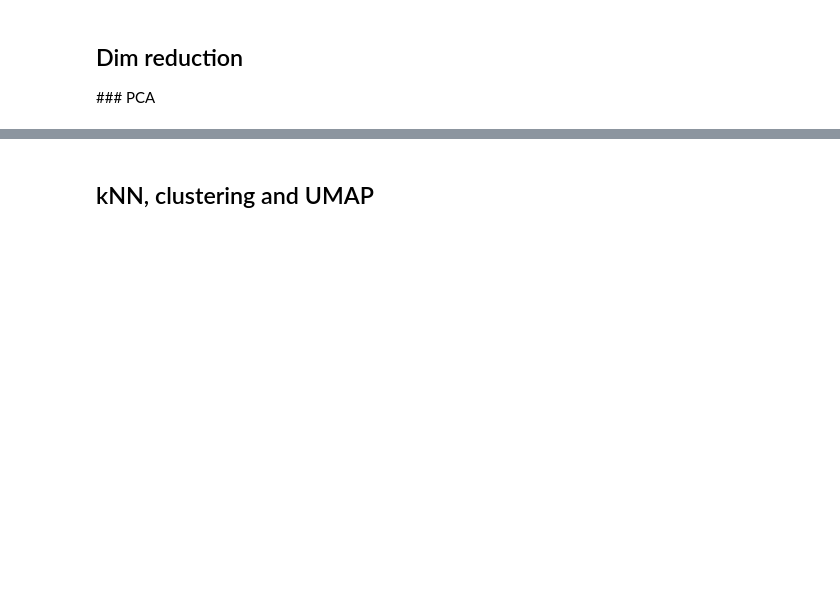
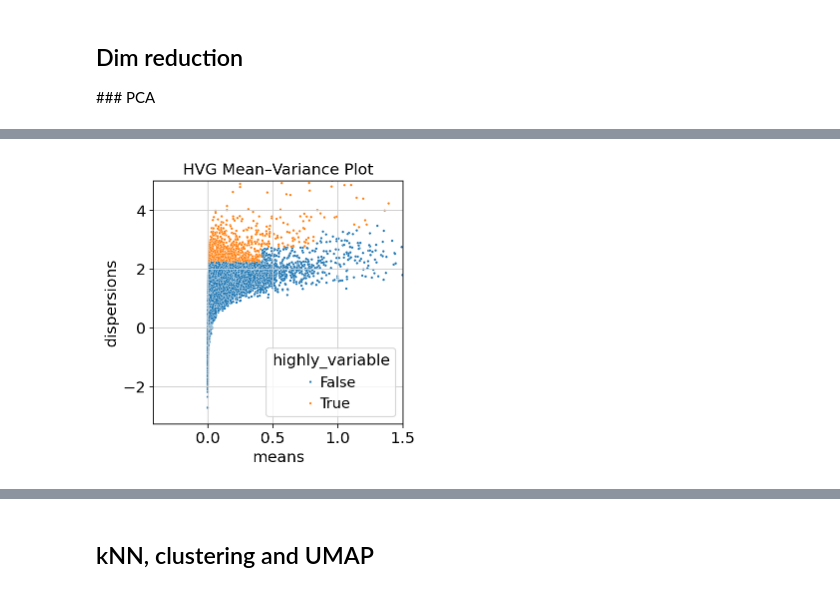
Before and after one commit to haniffalab/solosis, a Jupyter notebook: notebooks/sc_base1.ipynb, the cells around one changed output, grey strips where cells are left out. Cells and saved outputs as stored; diff of their text form; code cells hidden in the pictures; blank space fills up the shorter version.

```diff
--- a/notebooks/sc_base1.ipynb
+++ b/notebooks/sc_base1.ipynb
@@ -226,0 +1070,3 @@ sc.pp.highly_variable_genes(adata, n_top_genes=n_top_genes)
+# %%
+adata_filt.layers["counts"] = adata_filt.X.copy()
+sc.pp.normalize_total(adata_filt, target_sum=target_sum)
@@ -226,0 +1075,3 @@ sc.pp.highly_variable_genes(adata, n_top_genes=n_top_genes)
+# %%
+adata_filt.raw = adata_filt
+adata_filt.layers["logcounts"] = adata_filt.X.copy()
@@ -244,0 +1092,79 @@ plt.show()
+# %%
+# -------------------------------------------------------
+# HVG mean–variance plot (Matplotlib for Jupyter)
+# -------------------------------------------------------
+
+# Run PCA first
+sc.pp.pca(adata_filt, use_highly_variable=True, n_comps=n_comps)
+
+fig, ax = plt.subplots()
+
+sns.scatterplot(
+    data=adata_filt.var,
+    x="means",
+    y="dispersions",
+    hue="highly_variable",
+    s=5,
+    ax=ax
+)
+
+ax.set_xlim(None, 1.5)
+ax.set_ylim(None, 5)
+ax.set_title("HVG Mean–Variance Plot")
+
+plt.show()  # static version for notebook
+
+
+# -------------------------------------------------------
+# Save Matplotlib PNG
+# -------------------------------------------------------
+png_path = os.path.join(plot_dir, "hvg_mean_variance.png")
+fig.savefig(png_path, dpi=150, bbox_inches="tight")
+plt.close(fig)
+
+
+# -------------------------------------------------------
+# HVG Plot — Interactive Plotly version (for HTML)
+# -------------------------------------------------------
+import plotly.express as px
+import pandas as pd
+
+df_var = adata_filt.var.reset_index().rename(columns={"index": "gene"})
+
+fig_plotly = px.scatter(
+    df_var,
+    x="means",
+    y="dispersions",
+    color="highly_variable",
+    hover_name="gene",
+    title="HVG Mean–Variance Plot (Interactive)",
+    color_discrete_sequence=px.colors.qualitative.Bold
+)
+
+fig_plotly.update_layout(
+    xaxis_title="Mean Expression",
+    yaxis_title="Dispersion",
+    legend_title="Highly Variable",
+    width=900,
+    height=600,
+)
+
+fig_plotly.update_traces(marker=dict(size=6, opacity=0.9))
+
+
+# -------------------------------------------------------
+# Save interactive version + wrap in Sushi HTML
+# -------------------------------------------------------
+plotly_html_path = os.path.join(plot_dir, "hvg_mean_variance_interactive.html")
+fig_plotly.write_html(plotly_html_path)
+
+create_html_page(
+    title=f"{sample_id} — HVG Mean–Variance (Interactive)",
+    plot_path=plotly_html_path,
+    output_dir=report_dir,
+    prefix=sample_id,
+    plot_type="individual"
+)
+
+print("Saved HVG static PNG + interactive HTML + Sushi page.")
+# %% [output]
@@ -244,0 +1172 @@ plt.show()
+[figure, added]
```
Also changed, not shown: parts of 90 cells of this notebook.
